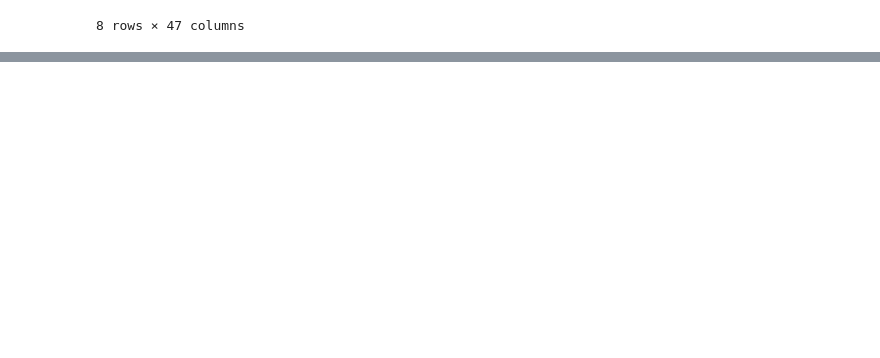
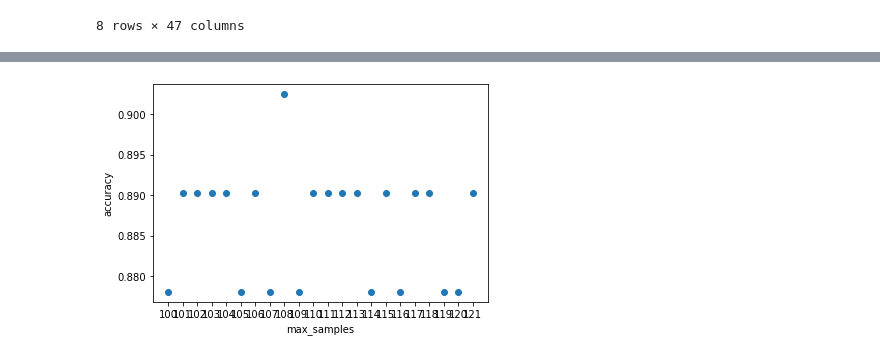
Before and after one commit to potchi23/TFG-UroAnalytics, a Jupyter notebook: src/backend/dataCleaning.ipynb, the cells around one changed output, grey strips where cells are left out. Drawn from its saved outputs; the diff is of its cells as text; code cells hidden in the pictures; blank space fills up the shorter version.

```diff
--- a/src/backend/dataCleaning.ipynb
+++ b/src/backend/dataCleaning.ipynb
@@ -133,0 +230,4 @@ clean_df.describe()
+# %%
+y = clean_df['RBQ']
+X = clean_df.drop('RBQ', axis=1)
+X_train, X_test, y_train, y_test = train_test_split(X, y, train_size=0.6)
@@ -133,0 +240,25 @@ clean_df.describe()
+# %%
+def get_best_max_samples():
+    y = clean_df['RBQ']
+    X = clean_df.drop('RBQ', axis=1)
+    X_train, X_test, y_train, y_test = train_test_split(X, y, train_size=0.6)
+
+    samples_range = range(100, 122)
+    scores = []
+
+    for n in samples_range:
+        pipe_rfc = RandomForestClassifier(n_estimators=100, bootstrap=True, max_samples=n)
+
+        pipe_rfc.fit(X_train, y_train)
+
+        scores.append(pipe_rfc.score(X_test, y_test))
+
+    plt.figure()
+    plt.xlabel('max_samples')
+    plt.ylabel('accuracy')
+    plt.scatter(samples_range, scores)
+    plt.xticks(samples_range)
+
+get_best_max_samples()
+# %% [output]
+[figure, added]
```
Also changed, not shown: parts of 31 cells of this notebook, 2 other files.
